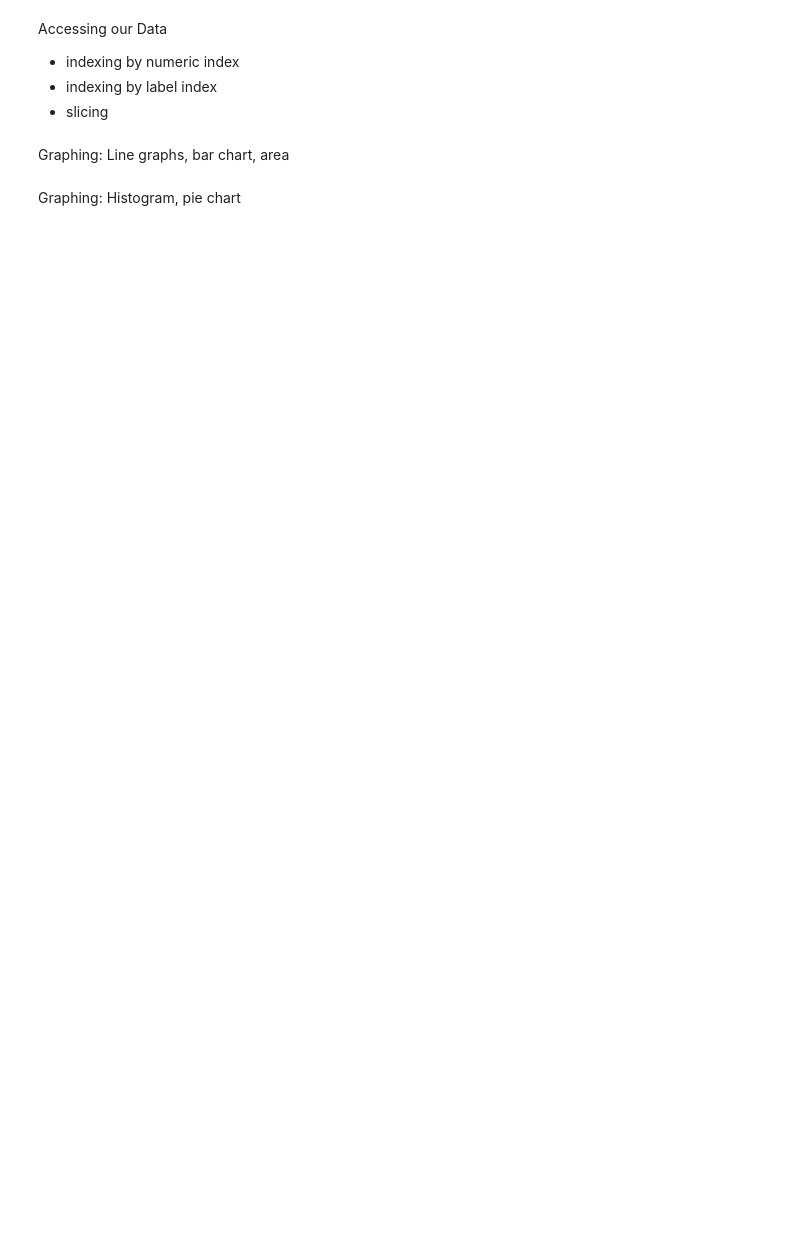
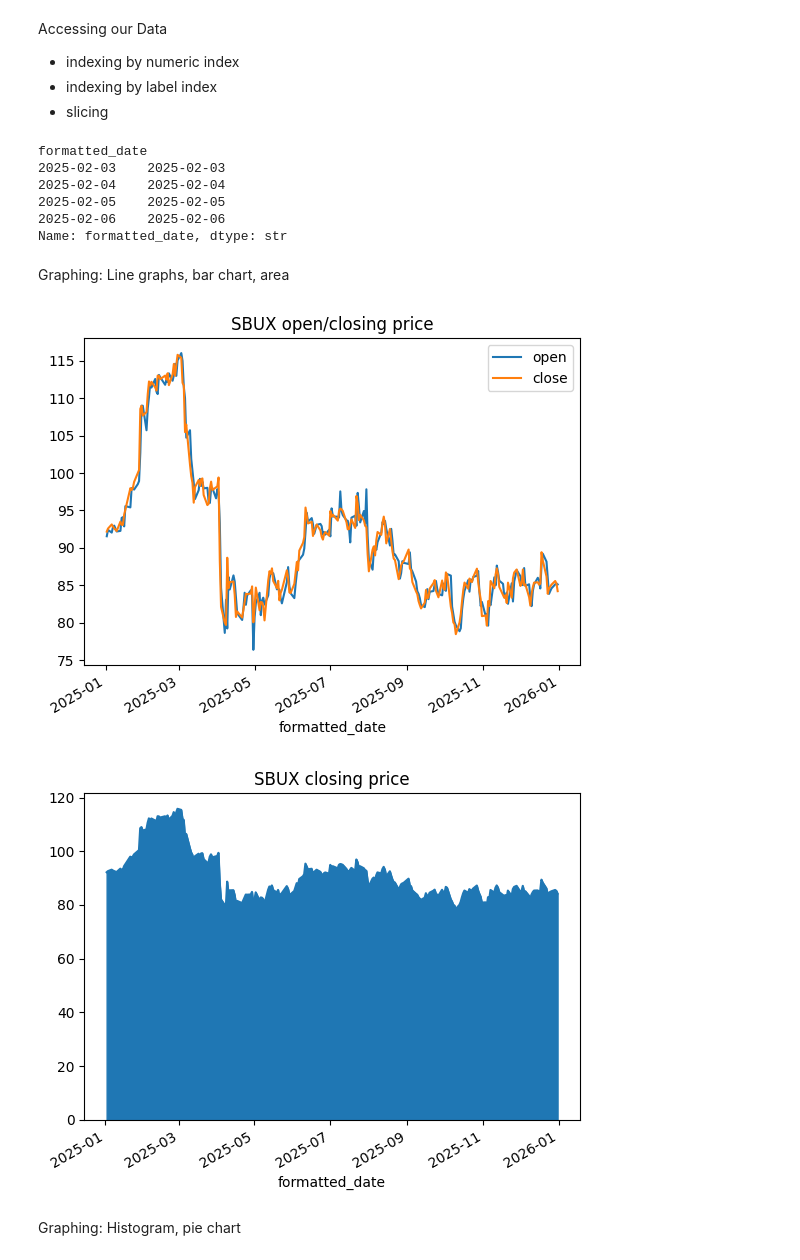
Before and after one commit to bu-cds-omds/dx602-examples, a Jupyter notebook: week10/examples-week-10.ipynb, the cells around one changed output. Saved outputs shown, nothing was run; the diff lists cells and outputs as text; code cells hidden in the pictures; blank space fills up the shorter version.

```diff
--- a/week10/examples-week-10.ipynb
+++ b/week10/examples-week-10.ipynb
@@ -23,7 +53,64 @@ Accessing our Data
 - indexing by numeric index
 - indexing by label index
 - slicing
+# %%
+# data frame is a python sequence
+# print(f'len(df_sbux) = {len(df_sbux)}')
+
+# numeric indexing:
+# print('row at index 42:')
+# print(df_sbux.iloc[42]) # iloc is a method (function) on the DataFrame
+
+# slicing:
+# print(df_sbux.iloc[20:30]) # extract rows 20-30
+
+# set the index:
+df_sbux.index = df_sbux['formatted_date']
+# print(df_sbux.index)
+# print(df_sbux.loc['2025-02-03']) # .loc is for "label-based" index
+
+# slicing by labels:
+# print(df_sbux.loc['2025-02-03':'2025-02-06']) # .loc is for "label-based" index
+# note: slicing on invalid label index gives an empty DataFrame as result
+#print(df_sbux.loc['2025-02-01':'2025-02-02']) # .loc is for "label-based" index
+
+# the slice operation returns a new DataFrame
+df_tmp = df_sbux.loc['2025-02-03':'2025-02-06']
+print(df_tmp)
+
+
+# print(df_abalone.head())
+# modify using indexing:
+# df_abalone.loc[0, 'Length'] = 99 # change by assignment
+# print(df_abalone.head())
+
+# print(df_tmp['close'])
+# print(df_tmp['formatted_date']) # this kind of column extraction return a "Series"
+# %% [output]
+formatted_date
+2025-02-03    2025-02-03
+2025-02-04    2025-02-04
+2025-02-05    2025-02-05
+2025-02-06    2025-02-06
+Name: formatted_date, dtype: str
 # %% [markdown]
 Graphing: Line graphs, bar chart, area
+# %%
+# reset the index as date-time format:
+df_sbux.index = pd.to_datetime(df_sbux['formatted_date'])
+
+# using time series data
+# df_sbux['close'].plot(title="SBUX closing price")
+# plt.title("SBUX closing price")
+
+df_sbux[['open','close']].plot(title="SBUX open/closing price")
+plt.show() # send the chart/graph to the output
+
+# df_sbux['close'].plot.bar()
+df_sbux['close'].plot(kind="area", title='SBUX closing price')
+plt.show() # send the chart/graph to the output
+# %% [output]
+[figure, added]
+[figure, added]
 # %% [markdown]
 Graphing: Histogram, pie chart
```
Also changed, not shown: parts of 6 cells of this notebook.
